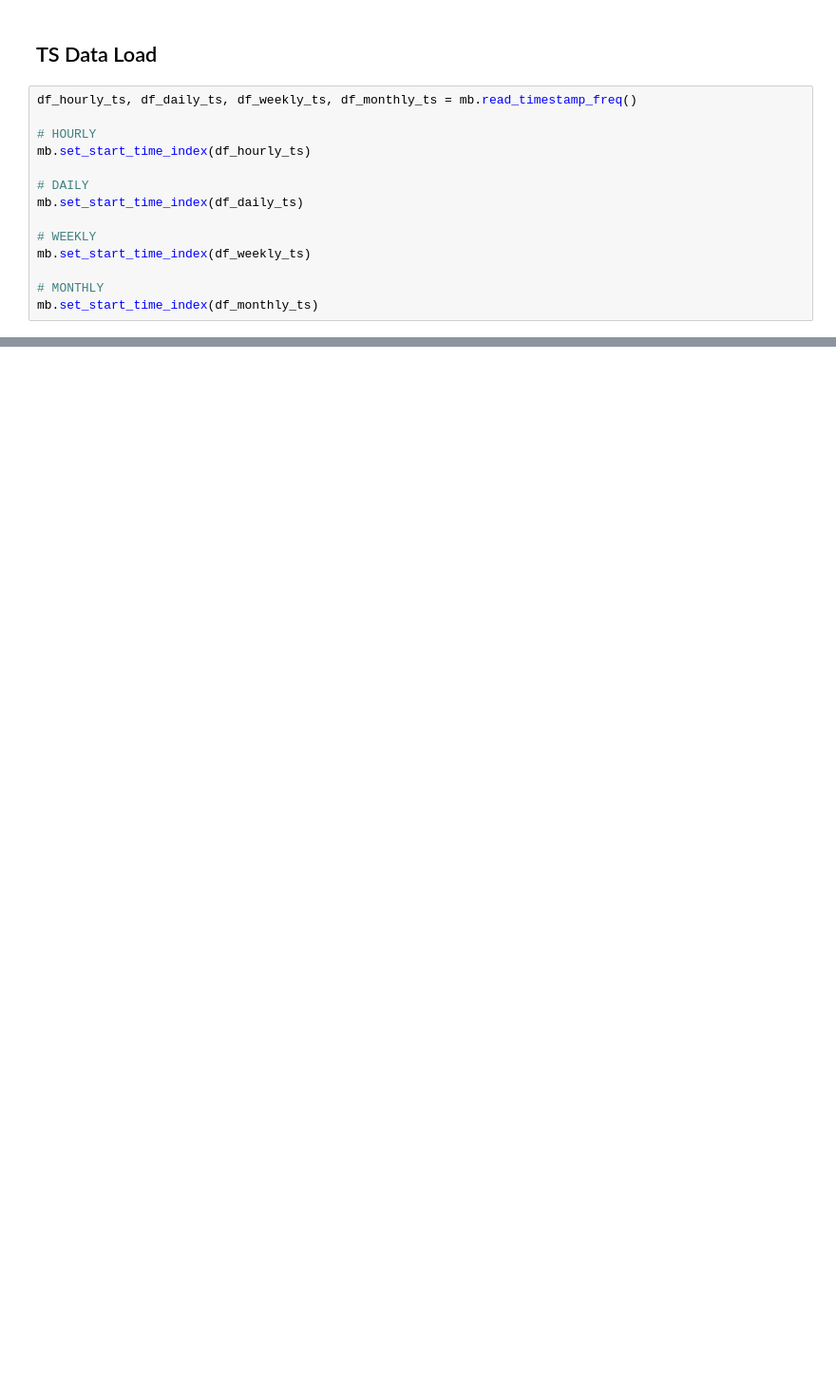
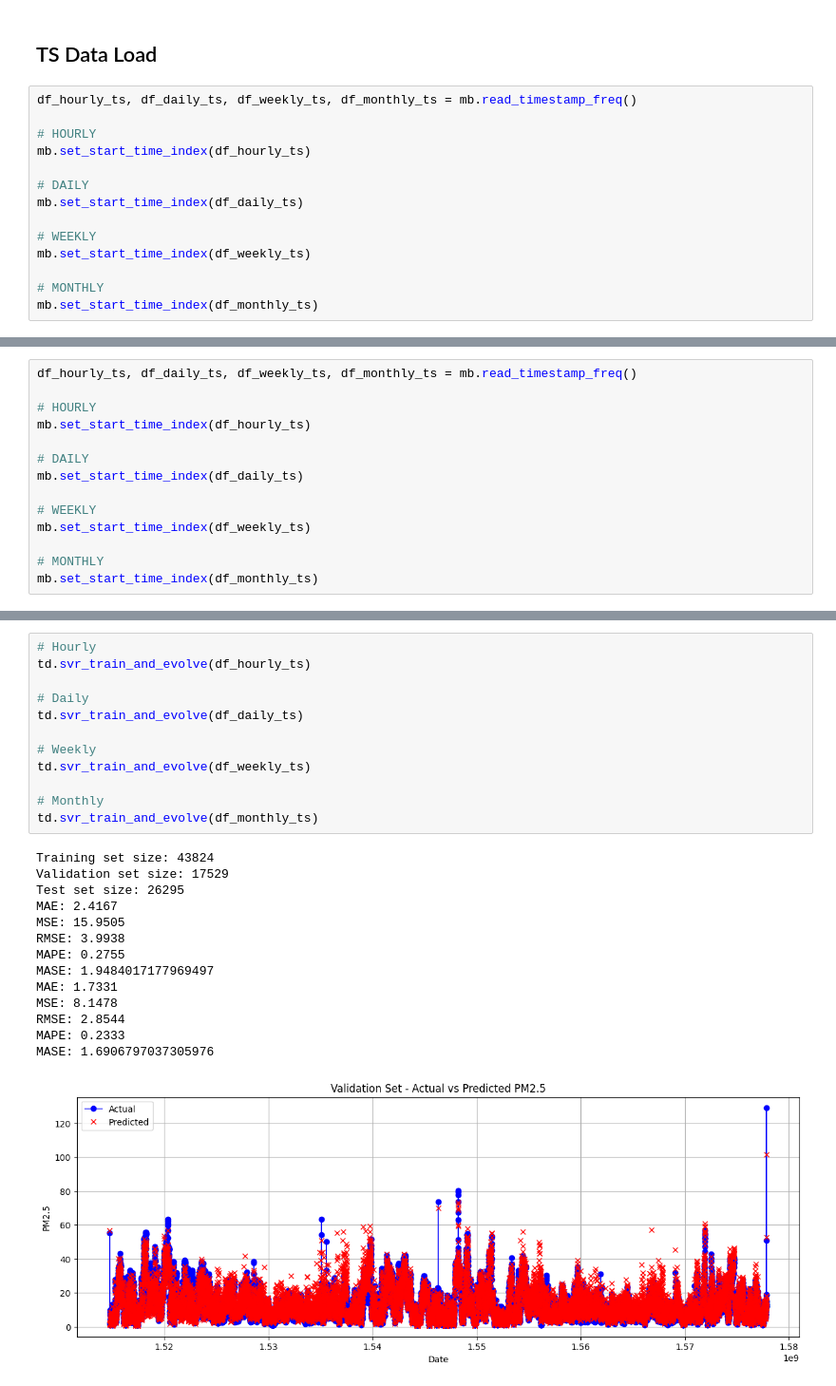
Before and after one commit to tugcekonuklar/irp-air-pollution, a Jupyter notebook: src/notebook/irp_pm_traditional.ipynb, the cells around one changed output, grey strips where cells are left out. Shown at 95% size. Drawn from its saved outputs; the diff is of its cells as text; blank space fills up the shorter version.

```diff
--- a/src/notebook/irp_pm_traditional.ipynb
+++ b/src/notebook/irp_pm_traditional.ipynb
@@ -422,0 +165,14 @@ MASE: 0.37496708291550995
+# %%
+df_hourly_ts, df_daily_ts, df_weekly_ts, df_monthly_ts = mb.read_timestamp_freq()
+
+# HOURLY
+mb.set_start_time_index(df_hourly_ts)
+
+# DAILY
+mb.set_start_time_index(df_daily_ts)
+
+# WEEKLY
+mb.set_start_time_index(df_weekly_ts)
+
+# MONTHLY
+mb.set_start_time_index(df_monthly_ts)
@@ -422,0 +188,27 @@ MASE: 0.37496708291550995
+# %%
+# Hourly
+td.svr_train_and_evolve(df_hourly_ts)
+
+# Daily
+td.svr_train_and_evolve(df_daily_ts)
+
+# Weekly
+td.svr_train_and_evolve(df_weekly_ts)
+
+# Monthly
+td.svr_train_and_evolve(df_monthly_ts)
+# %% [output]
+Training set size: 43824
+Validation set size: 17529
+Test set size: 26295
+MAE: 2.4167
+MSE: 15.9505
+RMSE: 3.9938
+MAPE: 0.2755
+MASE: 1.9484017177969497
+MAE: 1.7331
+MSE: 8.1478
+RMSE: 2.8544
+MAPE: 0.2333
+MASE: 1.6906797037305976
+[figure, added]
```
Also changed, not shown: parts of 18 cells of this notebook.
